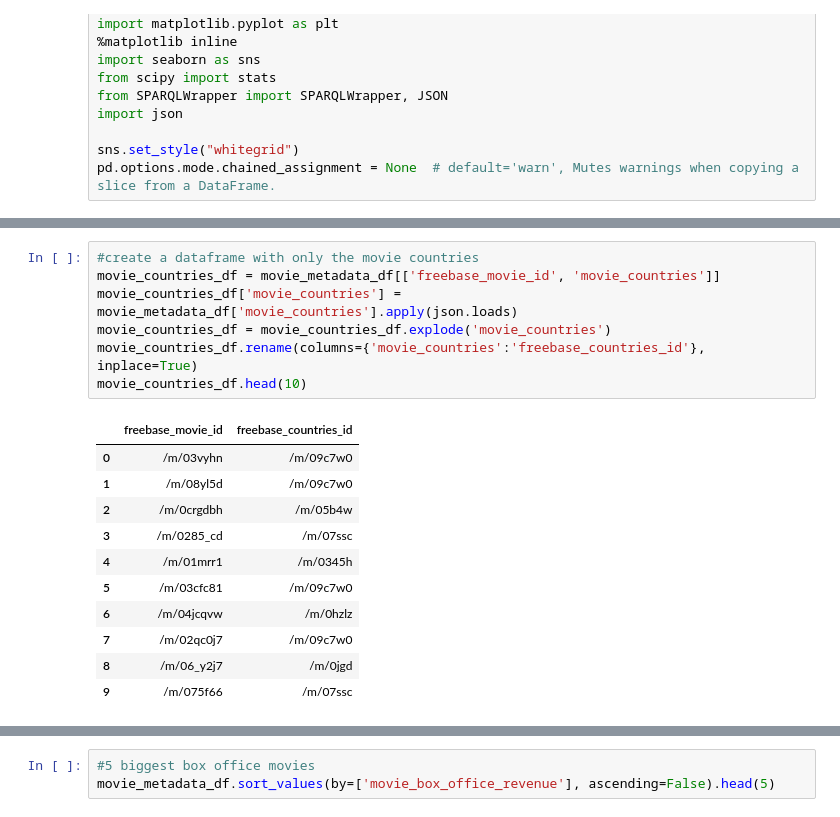
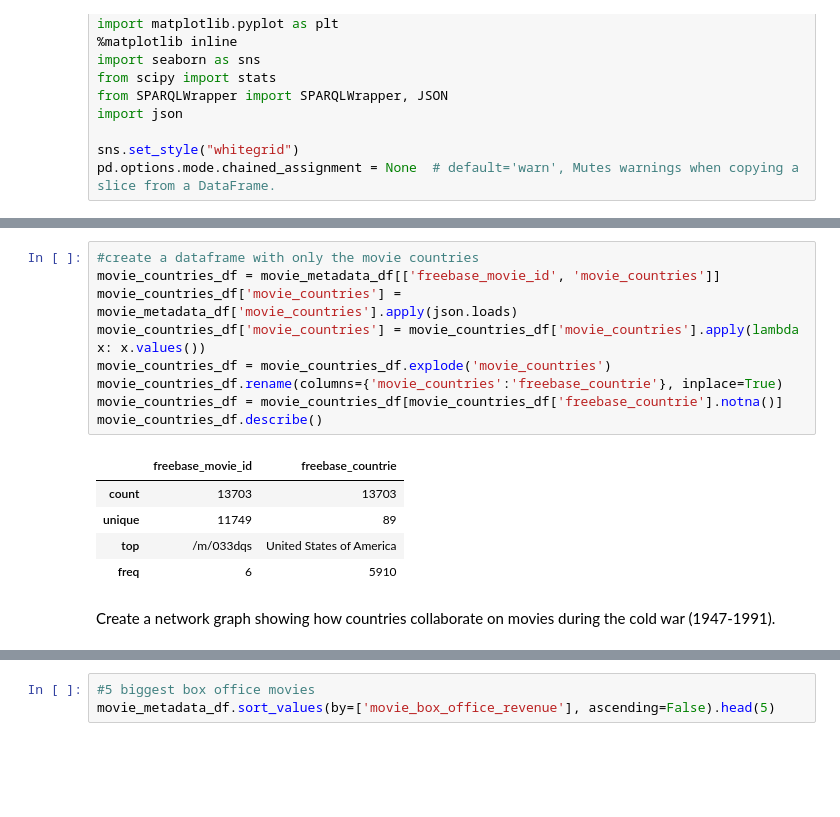
Before and after one commit to epfl-ada/ada-2023-project-adhd2023, a Jupyter notebook: Movies.ipynb, the cells around one changed output, grey strips where cells are left out. Saved outputs shown, nothing was run; the diff lists cells and outputs as text; blank space fills up the shorter version.

```diff
--- a/Movies.ipynb
+++ b/Movies.ipynb
@@ -78,19 +62,17 @@ movie_languages_df.head(10)
 # %%
 #create a dataframe with only the movie countries
 movie_countries_df = movie_metadata_df[['freebase_movie_id', 'movie_countries']]
 movie_countries_df['movie_countries'] = movie_metadata_df['movie_countries'].apply(json.loads)
+movie_countries_df['movie_countries'] = movie_countries_df['movie_countries'].apply(lambda x: x.values())
 movie_countries_df = movie_countries_df.explode('movie_countries')
-movie_countries_df.rename(columns={'movie_countries':'freebase_countries_id'}, inplace=True)
-movie_countries_df.head(10)
+movie_countries_df.rename(columns={'movie_countries':'freebase_countrie'}, inplace=True)
+movie_countries_df = movie_countries_df[movie_countries_df['freebase_countrie'].notna()]
+movie_countries_df.describe()
 # %% [output]
-|  | freebase_movie_id | freebase_countries_id |
-| 0 | /m/03vyhn | /m/09c7w0 |
-| 1 | /m/08yl5d | /m/09c7w0 |
-| 2 | /m/0crgdbh | /m/05b4w |
-| 3 | /m/0285_cd | /m/07ssc |
-| 4 | /m/01mrr1 | /m/0345h |
-| 5 | /m/03cfc81 | /m/09c7w0 |
-| 6 | /m/04jcqvw | /m/0hzlz |
-| 7 | /m/02qc0j7 | /m/09c7w0 |
-| 8 | /m/06_y2j7 | /m/0jgd |
-| 9 | /m/075f66 | /m/07ssc |
+|  | freebase_movie_id | freebase_countrie |
+| count | 13703 | 13703 |
+| unique | 11749 | 89 |
+| top | /m/033dqs | United States of America |
+| freq | 6 | 5910 |
+# %% [markdown]
+Create a network graph showing how countries collaborate on movies during the cold war (1947-1991).
```
Also changed, not shown: parts of 18 cells of this notebook, 7 other files.
